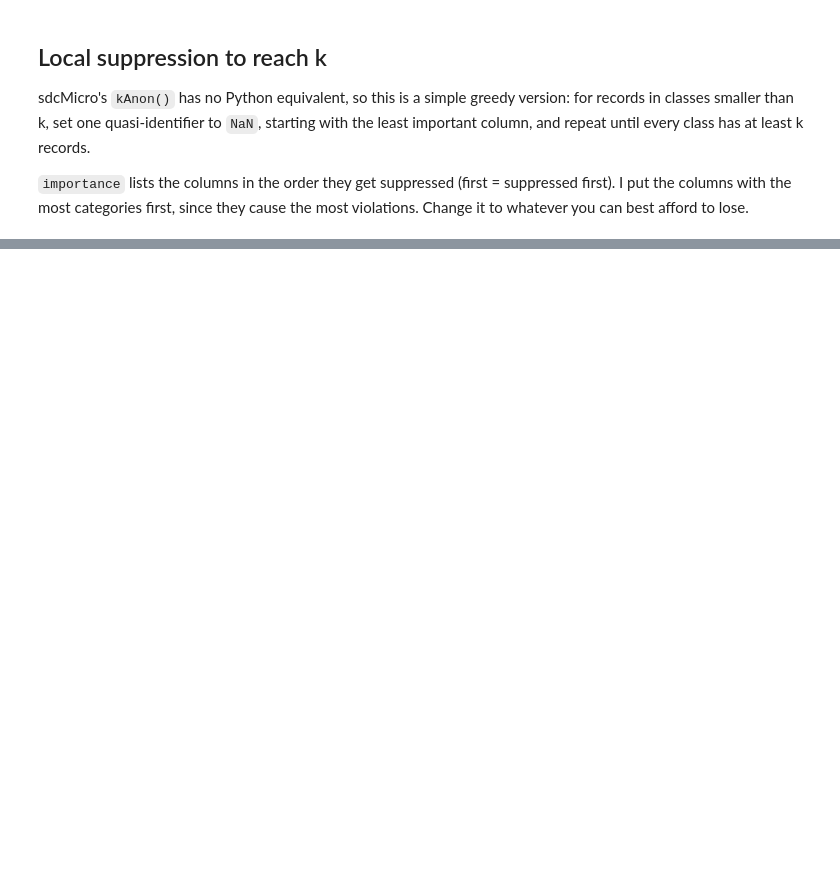
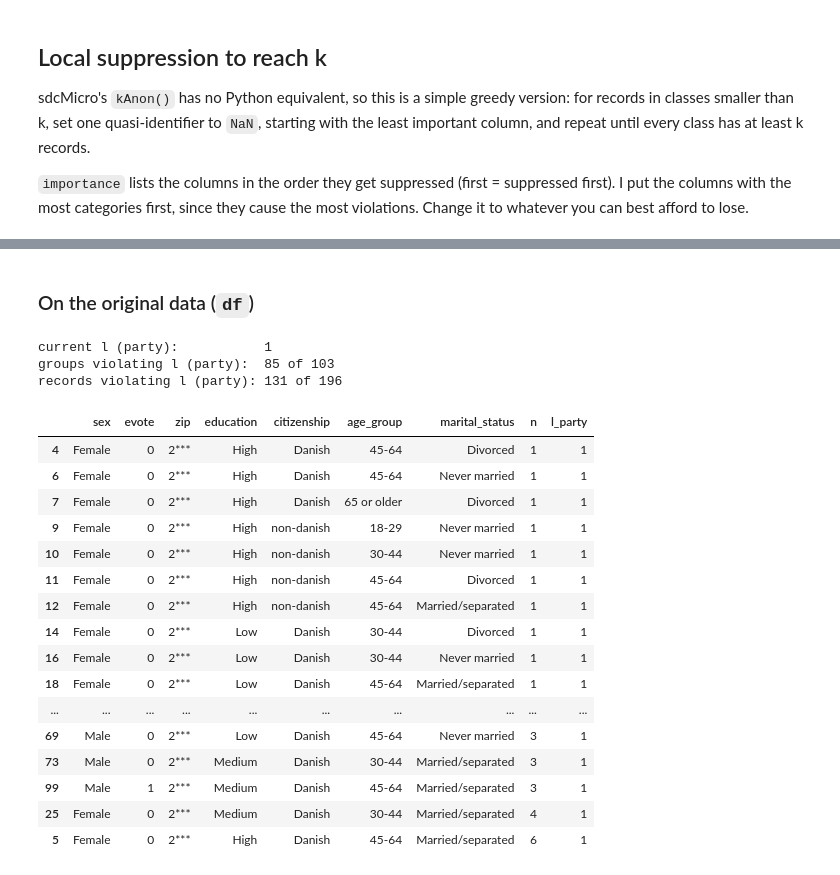
Before and after one commit to darageorgieva/Elections-Data-Anonymisation-Security-Privacy-Project, a Jupyter notebook: annonymisation/anon_check.ipynb, the cells around one changed output, grey strips where cells are left out. Cells and saved outputs as stored; diff of their text form; code cells hidden in the pictures; blank space fills up the shorter version.

```diff
--- a/annonymisation/anon_check.ipynb
+++ b/annonymisation/anon_check.ipynb
@@ -258,0 +128,45 @@ skew[(skew["max_share_party"] > 0.8) | (skew["max_share_marital"] > 0.8)].sort_v
+# %%
+def l_diversity(data, qi, sens):
+    s = sens[0]                                   # only one sensitive attribute: party
+    g = data.groupby(qi, dropna=False)
+    res = g.agg(n=(s, "size")).reset_index()
+    res["l_party"] = g[s].nunique(dropna=False).values
+    return res
+
+def l_report(data, qi, sens, l=2):
+    lg = l_diversity(data, qi, sens)
+    viol = lg["l_party"] < l
+    print("current l (party):          ", lg["l_party"].min())
+    print("groups violating l (party): ", viol.sum(), "of", len(lg))
+    print("records violating l (party):", lg.loc[viol, "n"].sum(), "of", lg["n"].sum())
+    return lg
+
+L_TARGET = 2
+# %% [markdown]
+### On the original data (`df`)
+# %%
+l_groups = l_report(df, qi, sens, L_TARGET)
+
+# the offending groups, smallest first
+l_groups[l_groups["l_party"] < L_TARGET].sort_values(["l_party", "n"])
+# %% [output]
+current l (party):           1
+groups violating l (party):  85 of 103
+records violating l (party): 131 of 196
+|  | sex | evote | zip | education | citizenship | age_group | marital_status | n | l_party |
+| 4 | Female | 0 | 2*** | High | Danish | 45-64 | Divorced | 1 | 1 |
+| 6 | Female | 0 | 2*** | High | Danish | 45-64 | Never married | 1 | 1 |
+| 7 | Female | 0 | 2*** | High | Danish | 65 or older | Divorced | 1 | 1 |
+| 9 | Female | 0 | 2*** | High | non-danish | 18-29 | Never married | 1 | 1 |
+| 10 | Female | 0 | 2*** | High | non-danish | 30-44 | Never married | 1 | 1 |
+| 11 | Female | 0 | 2*** | High | non-danish | 45-64 | Divorced | 1 | 1 |
+| 12 | Female | 0 | 2*** | High | non-danish | 45-64 | Married/separated | 1 | 1 |
+| 14 | Female | 0 | 2*** | Low | Danish | 30-44 | Divorced | 1 | 1 |
+| 16 | Female | 0 | 2*** | Low | Danish | 30-44 | Never married | 1 | 1 |
+| 18 | Female | 0 | 2*** | Low | Danish | 45-64 | Married/separated | 1 | 1 |
+| ... | ... | ... | ... | ... | ... | ... | ... | ... | ... |
+| 69 | Male | 0 | 2*** | Low | Danish | 45-64 | Never married | 3 | 1 |
+| 73 | Male | 0 | 2*** | Medium | Danish | 30-44 | Married/separated | 3 | 1 |
+| 99 | Male | 1 | 2*** | Medium | Danish | 45-64 | Married/separated | 3 | 1 |
+| 25 | Female | 0 | 2*** | Medium | Danish | 30-44 | Married/separated | 4 | 1 |
+| 5 | Female | 0 | 2*** | High | Danish | 45-64 | Married/separated | 6 | 1 |
```
Also changed, not shown: parts of 21 cells of this notebook.
